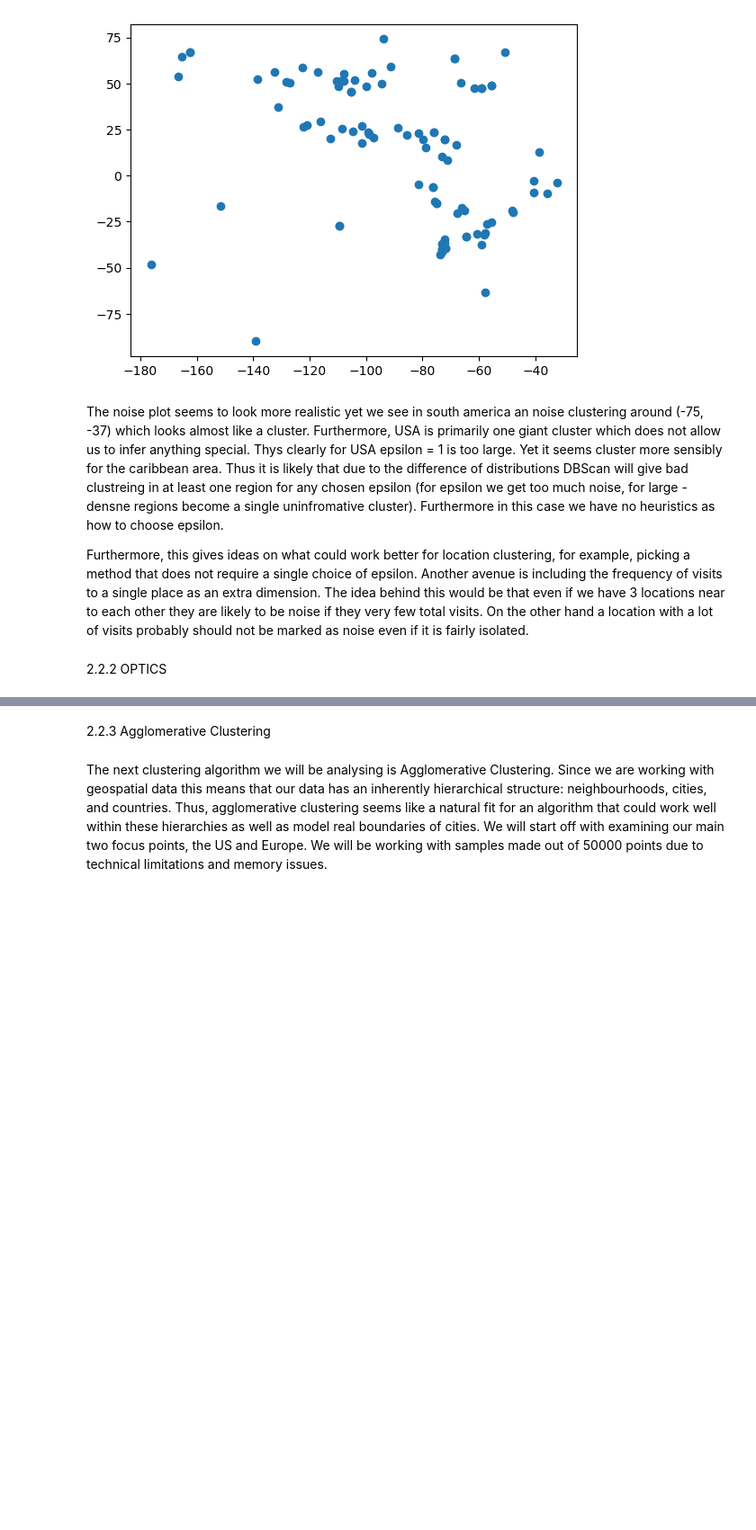
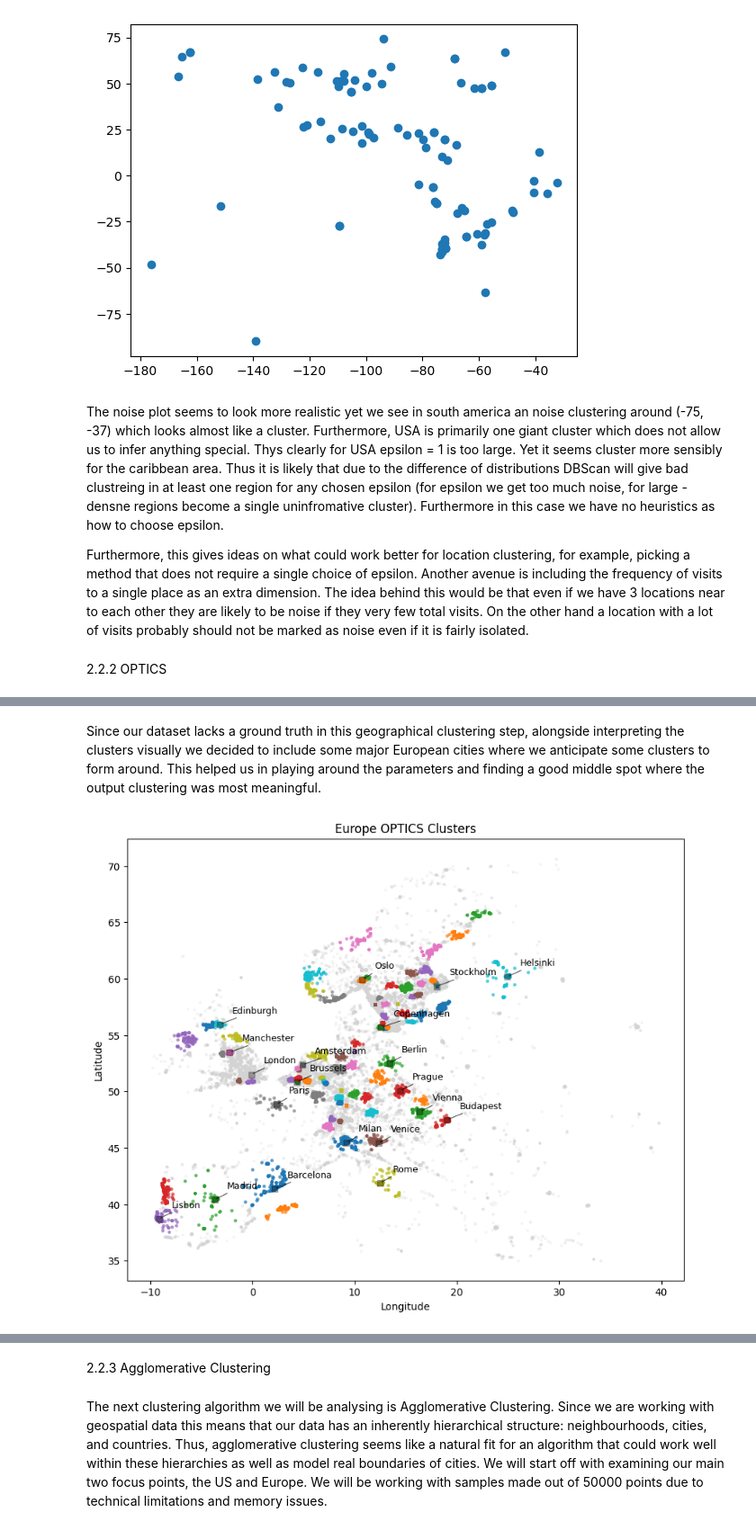
Before and after one commit to RusnacAM/Data-Mining, a Jupyter notebook: Group9_Checkpoint1.ipynb, the cells around one changed output, grey strips where cells are left out. Shown at 90% size. Cells and saved outputs as stored; diff of their text form; code cells hidden in the pictures; blank space fills up the shorter version.

```diff
--- a/data_mining_project_report.ipynb
+++ b/Group9_Checkpoint1.ipynb
@@ -888,0 +985,65 @@ Furthermore, this gives ideas on what could work better for location clustering,
+# %% [markdown]
+Since our dataset lacks a ground truth in this geographical clustering step, alongside interpreting the clusters visually we decided to include some major European cities where we anticipate some clusters to form around. This helped us in playing around the parameters and finding a good middle spot where the output clustering was most meaningful.
+# %%
+eu_sample["cluster"] = optics_eu.labels_
+unique_labels = set(optics_eu.labels_)
+
+plt.figure(figsize=(10,8))
+
+noise_mask = eu_sample["cluster"] == -1
+plt.scatter(
+    eu_sample[noise_mask]["longitude"],
+    eu_sample[noise_mask]["latitude"],
+    s=4,
+    c="lightgray",
+    alpha=0.15,
+    label="Noise"
+)
+
+# clusters
+for label in unique_labels:
+    if label == -1:
+        continue
+
+    mask = eu_sample["cluster"] == label
+
+    plt.scatter(
+        eu_sample[mask]["longitude"],
+        eu_sample[mask]["latitude"],
+        s=6,
+        alpha=0.6
+    )
+
+# plot major cities
+for city, (lat, lon) in cities.items():
+
+    plt.scatter(
+        lon,
+        lat,
+        marker="s",
+        s=30,
+        c="black",
+        alpha=0.3,
+        zorder=5
+    )
+
+    plt.annotate(
+        city,
+        xy=(lon, lat),
+        xytext=(lon + 1.2, lat + 1.0),
+        textcoords='data',
+        fontsize=9,
+        arrowprops=dict(
+            arrowstyle="-",
+            color="black",
+            lw=0.8,
+            alpha=0.7
+        )
+    )
+
+plt.xlabel("Longitude")
+plt.ylabel("Latitude")
+plt.title("Europe OPTICS Clusters")
+plt.show()
+# %% [output]
+[figure, added]
```
Also changed, not shown: parts of 20 cells of this notebook.
